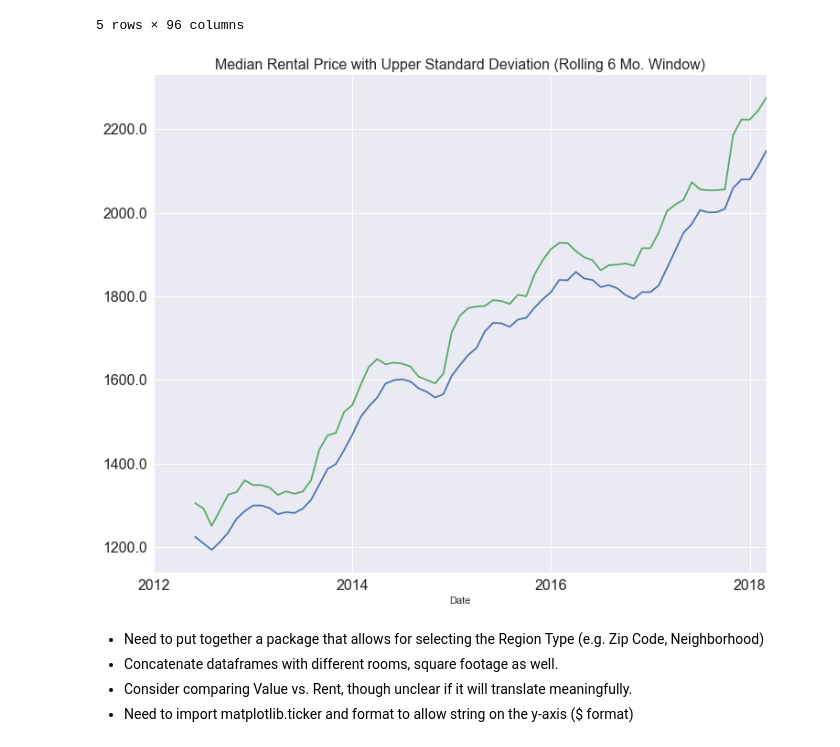
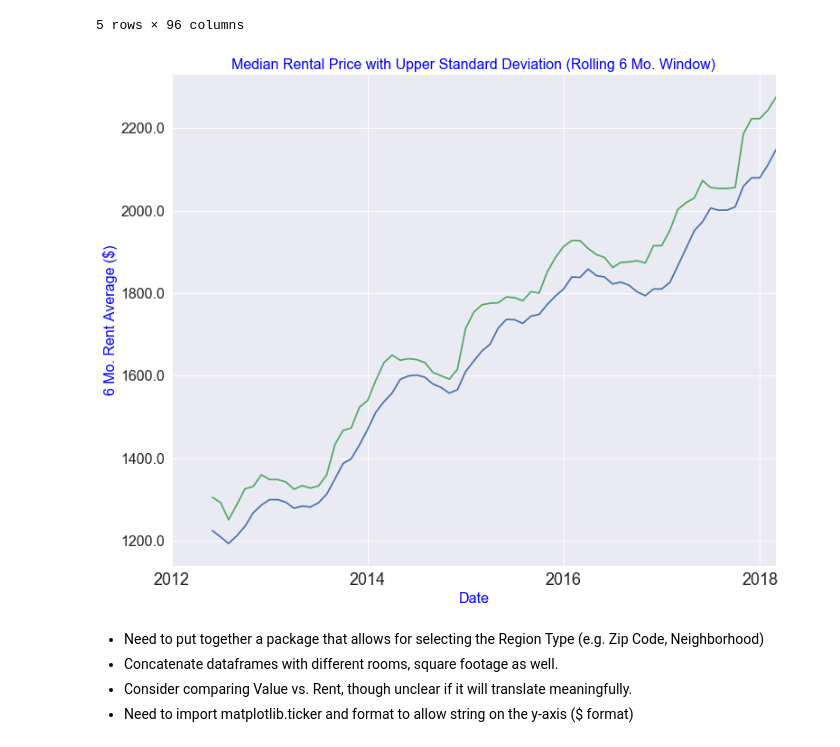
Before and after one commit to MichaelNormandyGavin/Zillow-Apartments, a Jupyter notebook: zillow_eda.ipynb, the cells around one changed output. Cells and saved outputs as stored; diff of their text form; code cells hidden in the pictures.

Commit message:
Removed checkpoints and reformatted graph

```diff
--- a/zillow_eda.ipynb
+++ b/zillow_eda.ipynb
@@ -122,15 +122,17 @@ zri_all_homes.head()
 # %%
 ax=North_Park_melted.rolling(6).mean()['RentalPrice'].plot(figsize=(12,10))
 North_Park_melted.rolling(6).std().add(North_Park_melted.rolling(6).mean())['RentalPrice'].plot(ax=ax)
 #North_Park_melted.rolling(3).mean().sub(North_Park_melted.rolling(3).std())['RentalPrice'].plot(ax=ax)
-plt.title('Median Rental Price with Upper Standard Deviation (Rolling 6 Mo. Window)',fontsize=16)
+plt.title('Median Rental Price with Upper Standard Deviation (Rolling 6 Mo. Window)',fontsize=16,color='blue')
 ax.set_xticks(['2012','2014','2016','2018'])
-ax.set_xticklabels(['2012','2014','2016','2018'],fontdict={'fontsize':16})
+ax.set_xticklabels(['2012','2014','2016','2018'],fontdict={'fontsize':18})
 #ax.set_yticks('1200','1400','1600','1800','2000','2200'])
 ax.set_yticklabels(ax.get_yticks(),fontdict={'fontsize':16})
+ax.set_xlabel('Date',fontsize=16,color='blue')
+ax.set_ylabel('6 Mo. Rent Average ($)',fontsize=16,color='blue')
 plt.show()
 # %% [output]
-[figure, old version]
+[figure, new version]
 # %% [markdown]
 - Need to put together a package that allows for selecting the Region Type (e.g. Zip Code, Neighborhood)
 - Concatenate dataframes with different rooms, square footage as well.
```
